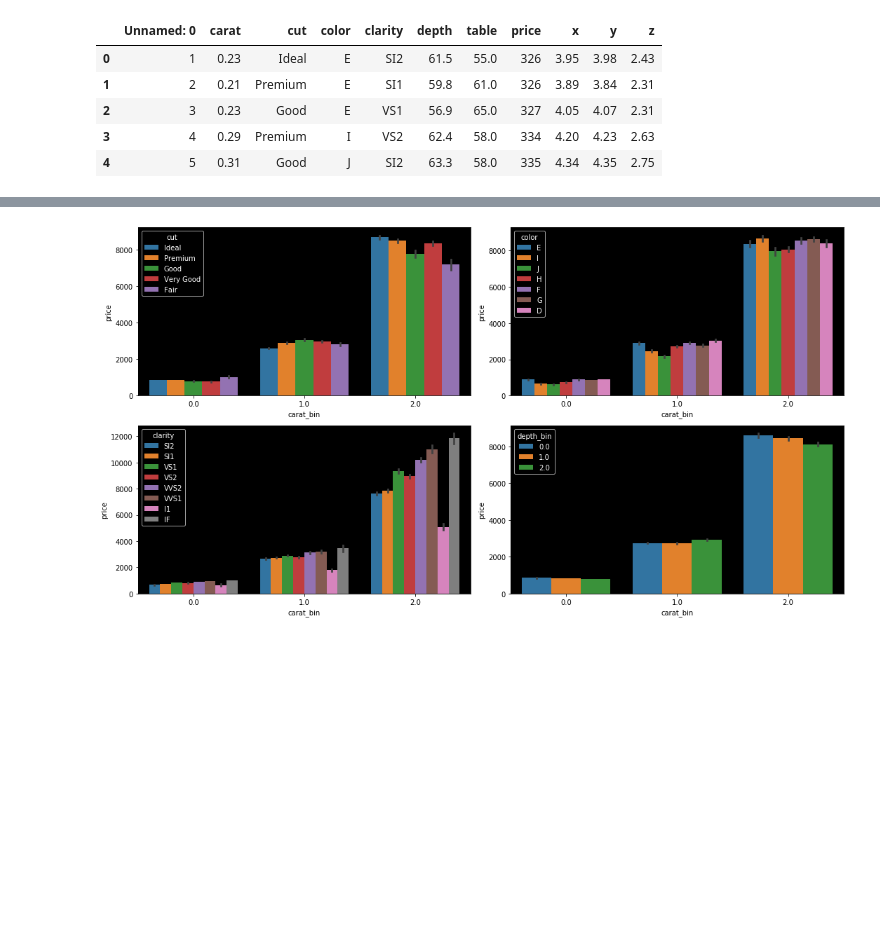
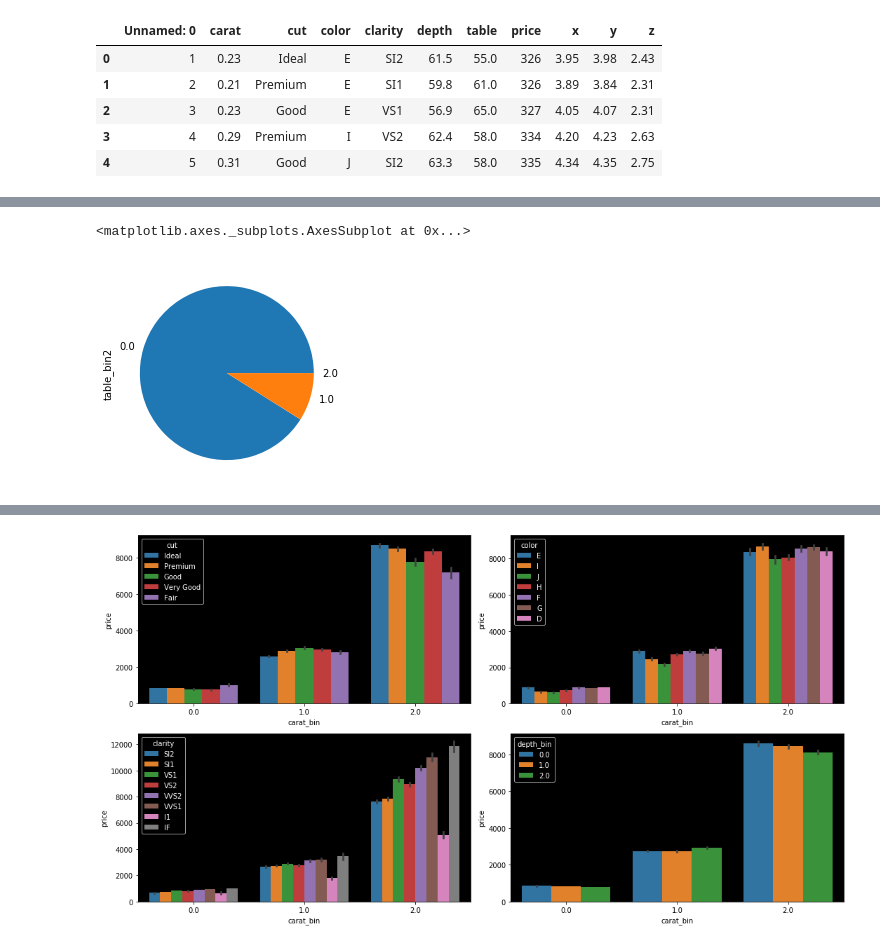
Before and after one commit to ArielJosephCohen/diamonds, a Jupyter notebook: EDA.ipynb, the cells around one changed output, grey strips where cells are left out. Cells and saved outputs as stored; diff of their text form; code cells hidden in the pictures; blank space fills up the shorter version.

```diff
--- a/EDA.ipynb
+++ b/EDA.ipynb
@@ -74,0 +97,5 @@ memory usage: 7.0+ MB
+# %%
+df.table_bin2.value_counts().plot(kind='pie')
+# %% [output]
+<matplotlib.axes._subplots.AxesSubplot at 0x...>
+[figure, added]
```
Also changed, not shown: parts of 21 cells of this notebook, 1 other file.
